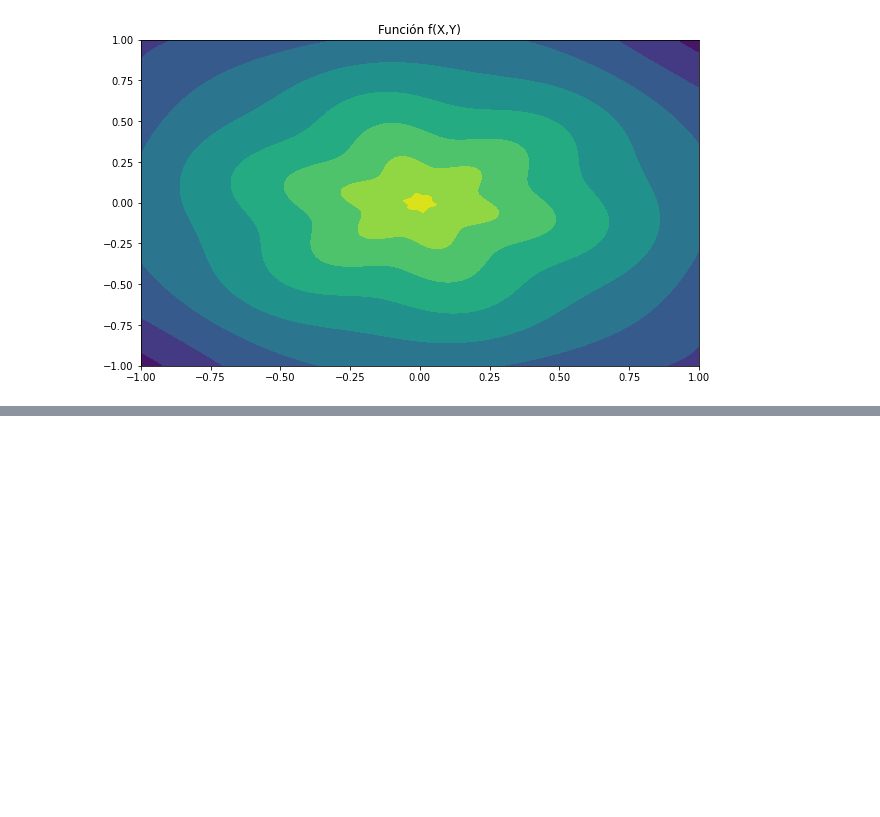
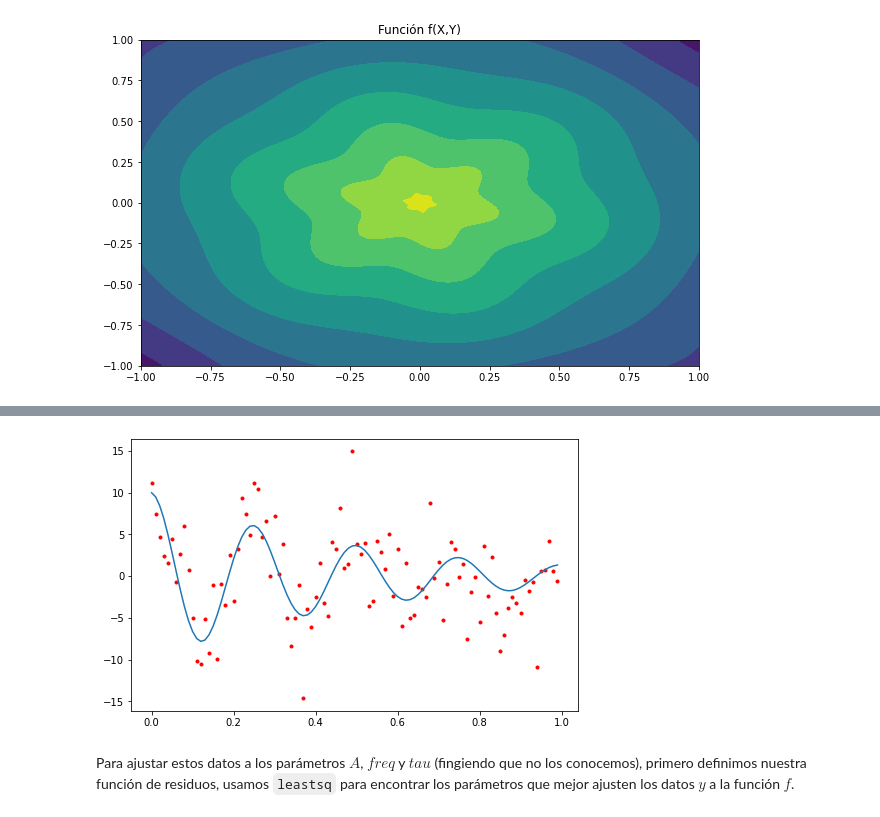
Before and after one commit to casfisica/Fisica_Computacional-1_2021-I, a Jupyter notebook: 5-Scipy2.ipynb, the cells around one changed output, grey strips where cells are left out. Cells and saved outputs as stored; diff of their text form; code cells hidden in the pictures; blank space fills up the shorter version.

```diff
--- a/5-Scipy2.ipynb
+++ b/5-Scipy2.ipynb
@@ -201,0 +444,33 @@ NameError: name 'casca' is not defined
+# %%
+import numpy as np
+import matplotlib .pyplot as plt
+
+#Amplitud
+A = 10
+#Frecuencia
+freq = 4
+#Tiempo medio
+tau = 0.5
+def f(t, A, freq , tau ):
+    return A * np.exp(-t/tau) * np.cos (2* np.pi * freq * t)
+
+#Tiempo maximo
+tmax = 1
+#incremento
+dt = 0.01
+# Arreglo de tiempo
+t = np.arange (0, tmax , dt)
+#Funcion exacta
+yexact = f(t, A, freq , tau)
+#Le sumo ruido
+y = yexact + np.random.randn(len(yexact ))*4
+
+#Creo la figura y el axis
+fig2, ax2 = plt.subplots(figsize=(8,5))
+ax2.plot(t, yexact)
+ax2.scatter(t, y, marker=".",c="red")
+plt.show ()
+# %% [output]
+[figure, added]
+# %% [markdown]
+Para ajustar estos datos a los parámetros $A$, $freq$ y $tau$ (fingiendo que no los conocemos), primero definimos nuestra función de residuos,  usamos `leastsq` para encontrar los parámetros que mejor ajusten los datos $y$ a la función $f$.
```
Also changed, not shown: parts of 38 cells of this notebook.
